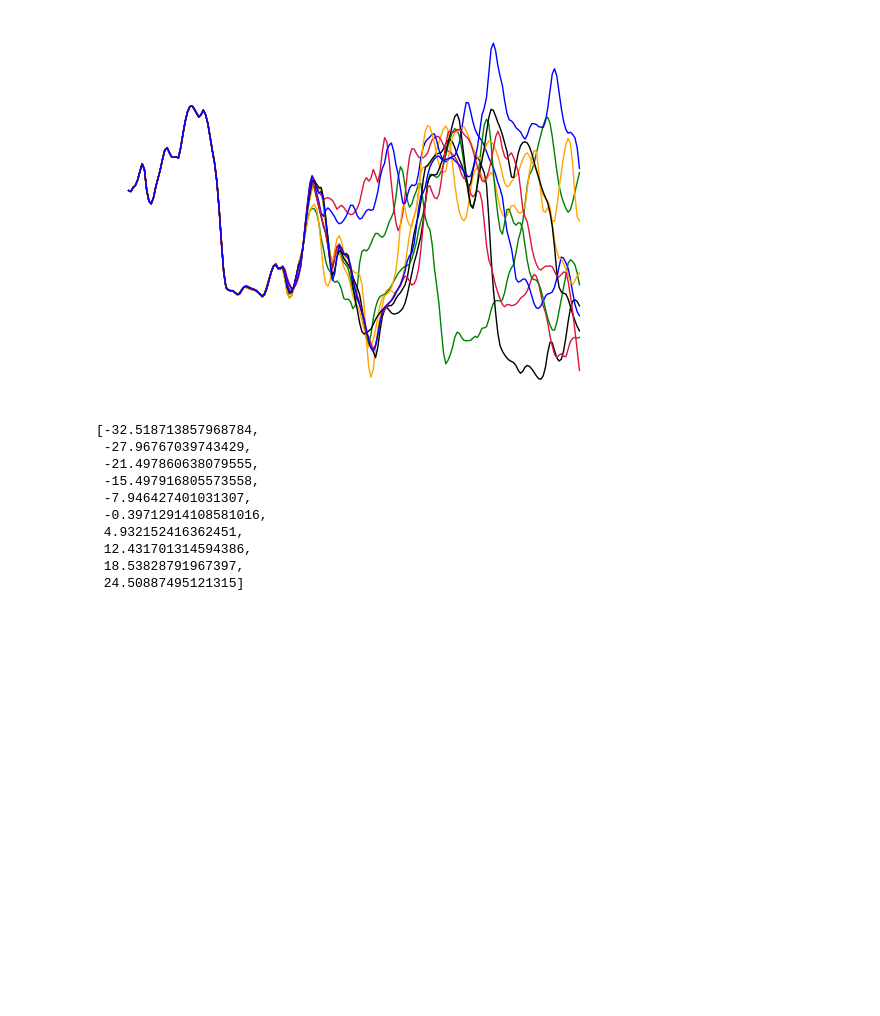
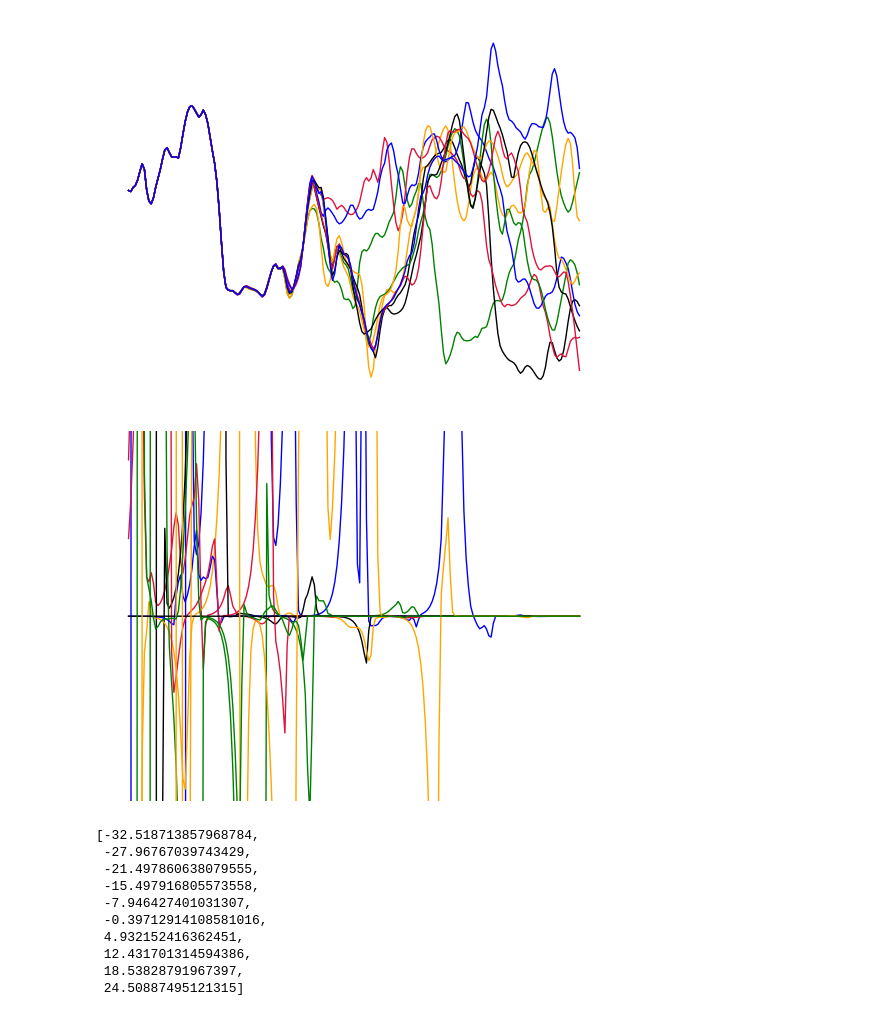
Before and after one commit to Asagodi/ALE, a Jupyter notebook: AlesirenFigs.ipynb, the cells around one changed output. Cells and saved outputs as stored; diff of their text form; code cells hidden in the pictures; blank space fills up the shorter version.

```diff
--- a/AlesirenFigs.ipynb
+++ b/AlesirenFigs.ipynb
@@ -355,6 +355,19 @@ for i in range(N_sols):
 plt.savefig("chaos_trials.pdf")
 # %% [output]
 [figure]
+# %%
+fig, ax = plt.subplots(1, 1)
+ax.set_axis_off()
+ax.set_prop_cycle(color=['b', 'crimson', 'k', 'orange', 'g'])
+N_sols = 10
+
+for i in range(N_sols):
+    ax.plot(sols_adjoint_chaos[i,0,-t_shift:])
+
+ax.set(ylim=(-5,5));
+plt.savefig("chaos_adjoint_trials.pdf")
+# %% [output]
+[figure, added]
 # %%
 y0_adj = np.random.normal(0,1,N_chaos).squeeze()
 sol_chaos = sol.sol(t_chaos)
```
Also changed, not shown: parts of 1 cell of this notebook, 1 other file.
